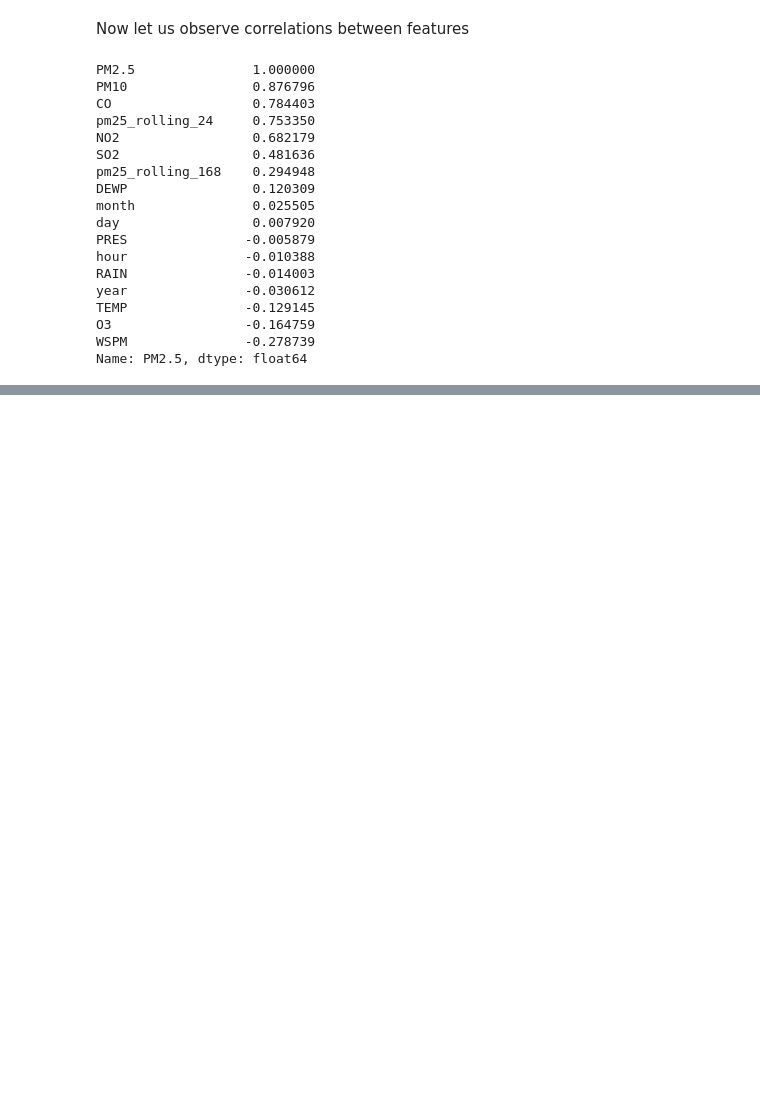
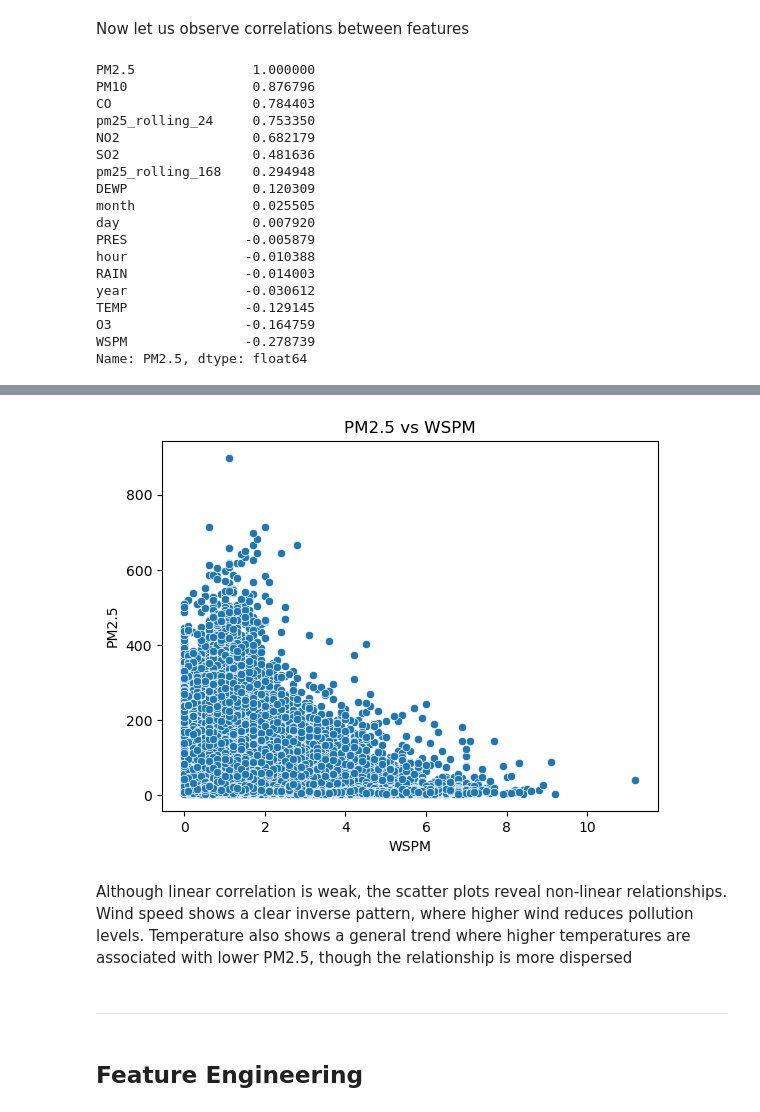
Before and after one commit to alinazir105/AQI-Forecasting-System, a Jupyter notebook: notebook.ipynb, the cells around one changed output, grey strips where cells are left out. Saved outputs shown, nothing was run; the diff lists cells and outputs as text; code cells hidden in the pictures; blank space fills up the shorter version.

```diff
--- a/notebook.ipynb
+++ b/notebook.ipynb
@@ -497,0 +493,12 @@ dtype: int64
+# %%
+plt.title('PM2.5 vs WSPM')
+sns.scatterplot(data=df, x='WSPM', y='PM2.5')
+plt.show()
+# %% [output]
+[figure, added]
+# %% [markdown]
+Although linear correlation is weak, the scatter plots reveal non-linear relationships. Wind speed shows a clear inverse pattern, where higher wind reduces pollution levels. Temperature also shows a general trend where higher temperatures are associated with lower PM2.5, though the relationship is more dispersed
+# %% [markdown]
+---
+# %% [markdown]
+## Feature Engineering
```
Also changed, not shown: parts of 52 cells of this notebook.
